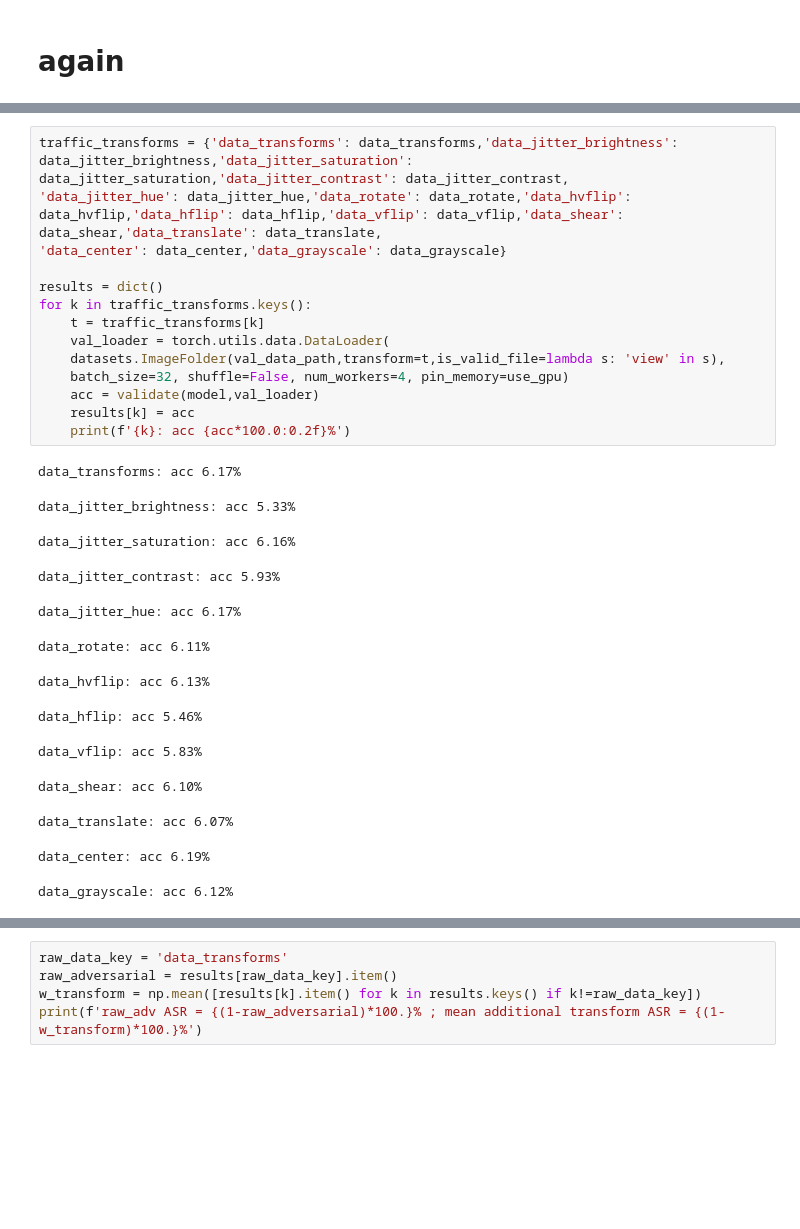
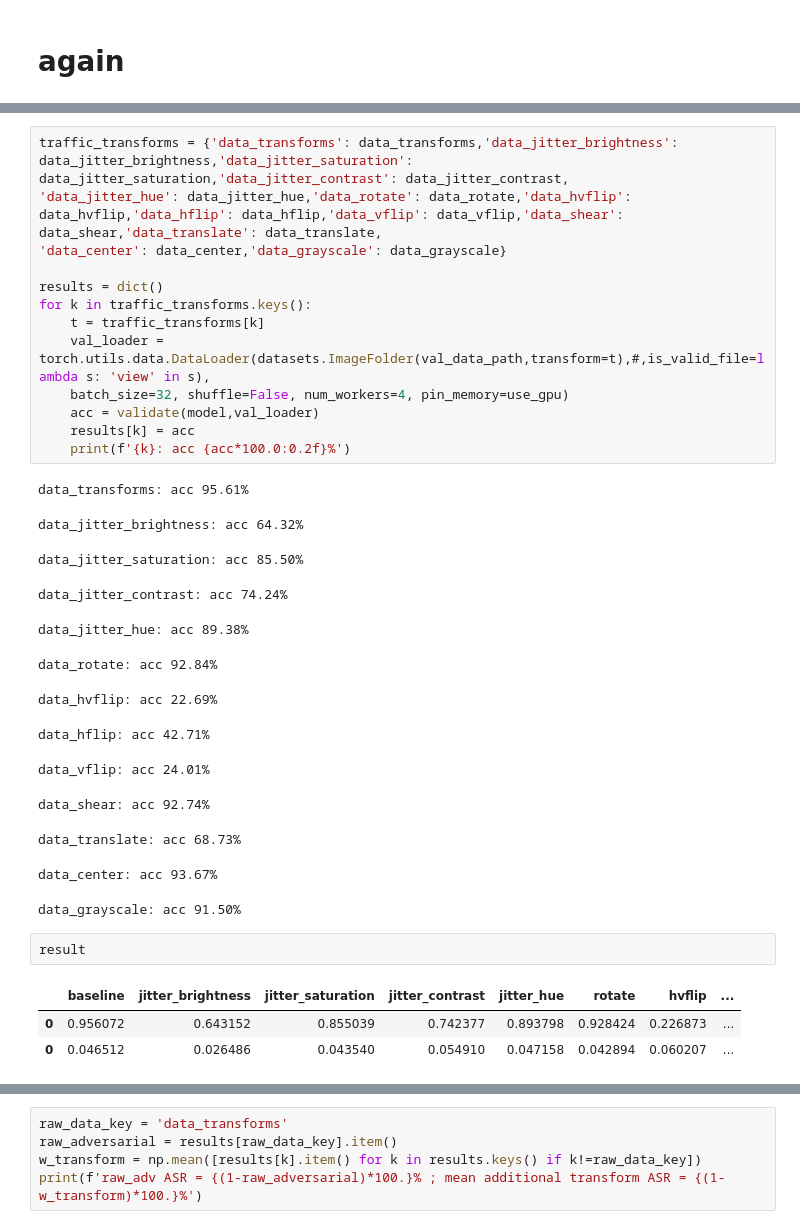
Before and after one commit to ofirbartal100/omg_attack, a Jupyter notebook: traffic_views_check_performance.ipynb, the cells around one changed output, grey strips where cells are left out. Saved outputs shown, nothing was run; the diff lists cells and outputs as text; blank space fills up the shorter version.

```diff
--- a/traffic_views_check_performance.ipynb
+++ b/traffic_views_check_performance.ipynb
@@ -344,23 +357,28 @@ traffic_transforms = {'data_transforms': data_transforms,'data_jitter_brightness
 results = dict()
 for k in traffic_transforms.keys():
     t = traffic_transforms[k]
-    val_loader = torch.utils.data.DataLoader(
-    datasets.ImageFolder(val_data_path,transform=t,is_valid_file=lambda s: 'view' in s),
+    val_loader = torch.utils.data.DataLoader(datasets.ImageFolder(val_data_path,transform=t),#,is_valid_file=lambda s: 'view' in s),
     batch_size=32, shuffle=False, num_workers=4, pin_memory=use_gpu)
     acc = validate(model,val_loader)
     results[k] = acc
     print(f'{k}: acc {acc*100.0:0.2f}%')
 # %% [output]
-data_transforms: acc 6.17%
+data_transforms: acc 95.61%
-data_jitter_brightness: acc 5.33%
+data_jitter_brightness: acc 64.32%
-data_jitter_saturation: acc 6.16%
+data_jitter_saturation: acc 85.50%
-data_jitter_contrast: acc 5.93%
+data_jitter_contrast: acc 74.24%
-data_jitter_hue: acc 6.17%
+data_jitter_hue: acc 89.38%
-data_rotate: acc 6.11%
+data_rotate: acc 92.84%
-data_hvflip: acc 6.13%
+data_hvflip: acc 22.69%
-data_hflip: acc 5.46%
+data_hflip: acc 42.71%
-data_vflip: acc 5.83%
+data_vflip: acc 24.01%
-data_shear: acc 6.10%
+data_shear: acc 92.74%
-data_translate: acc 6.07%
+data_translate: acc 68.73%
-data_center: acc 6.19%
+data_center: acc 93.67%
-data_grayscale: acc 6.12%
+data_grayscale: acc 91.50%
+# %%
+result
+# %% [output]
+|  | baseline | jitter_brightness | jitter_saturation | jitter_contrast | jitter_hue | rotate | hvflip | ... |
+| 0 | 0.956072 | 0.643152 | 0.855039 | 0.742377 | 0.893798 | 0.928424 | 0.226873 | ... |
+| 0 | 0.046512 | 0.026486 | 0.043540 | 0.054910 | 0.047158 | 0.042894 | 0.060207 | ... |
```
Also changed, not shown: parts of 8 cells of this notebook, 11 other files.
